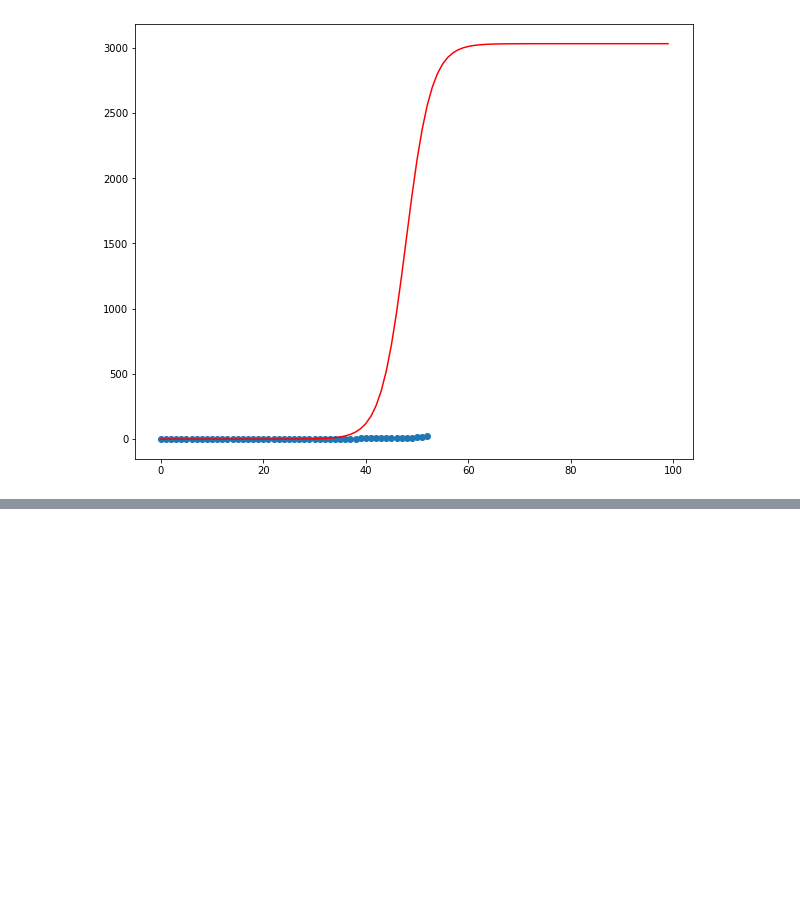
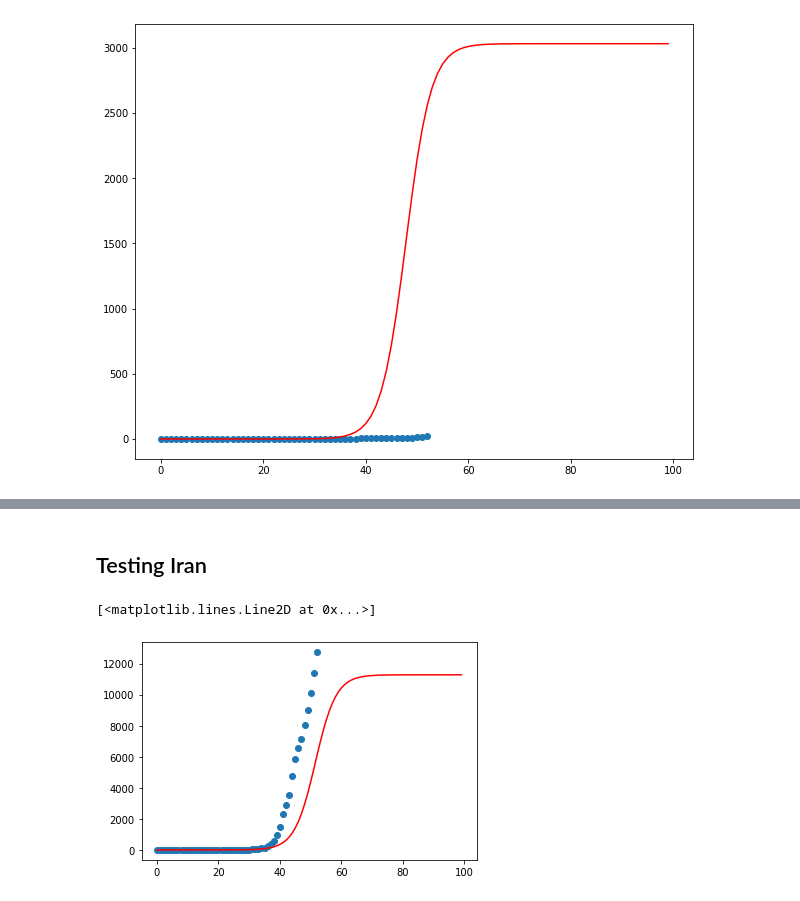
Before and after one commit to juliocrn94/CoronaVirus_ML, a Jupyter notebook: V2.0/COVID-19 Predictions.ipynb, the cells around one changed output, grey strips where cells are left out. Cells and saved outputs as stored; diff of their text form; code cells hidden in the pictures; blank space fills up the shorter version.

```diff
--- a/V2.0/COVID-19 Predictions.ipynb
+++ b/V2.0/COVID-19 Predictions.ipynb
@@ -666,0 +699,10 @@ plt.plot(x2, func(x2, mex_pred_L, mex_pred_k, mex_pred_a), 'r-')
+# %% [markdown]
+## Testing Iran
+# %%
+x1 = np.arange(len(conf_ts['Mexico']))
+x2 = np.arange(100)
+plt.scatter(x1, conf_ts['Iran'])
+plt.plot(x2, func(x2, iran_pred_L, iran_pred_k, iran_pred_a), 'r-')
+# %% [output]
+[<matplotlib.lines.Line2D at 0x...>]
+[figure, added]
```
Also changed, not shown: parts of 11 cells of this notebook.
